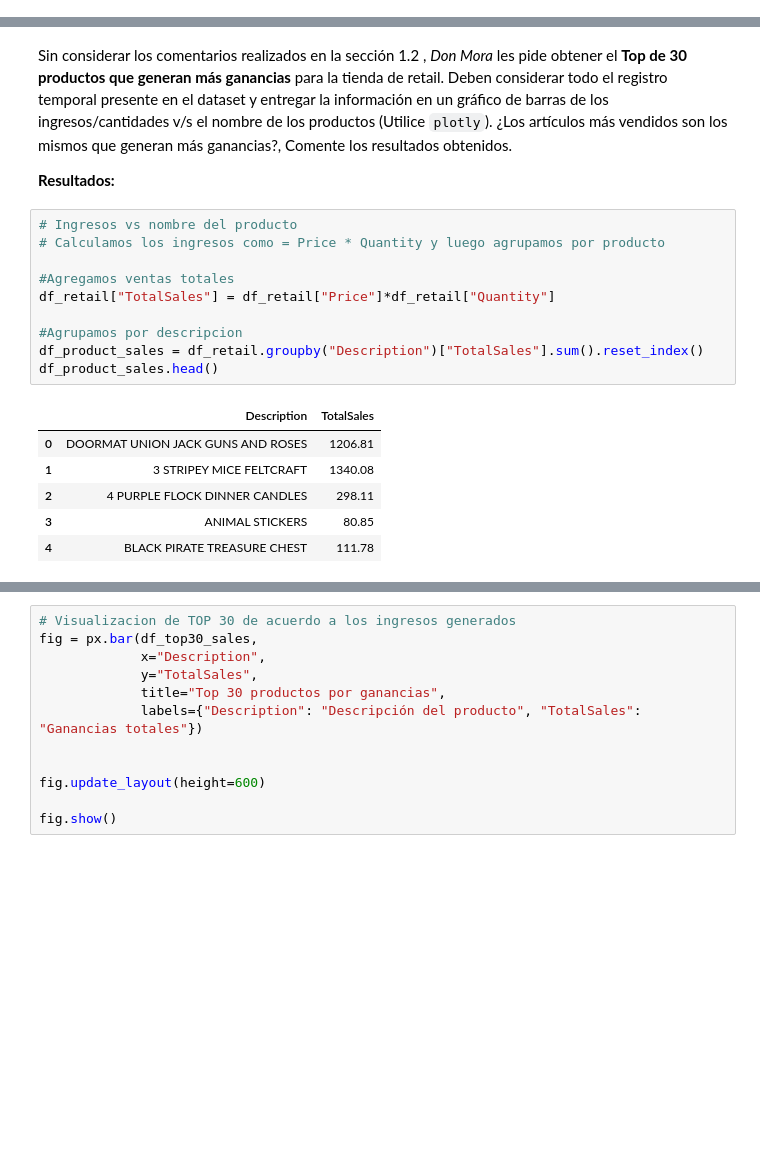
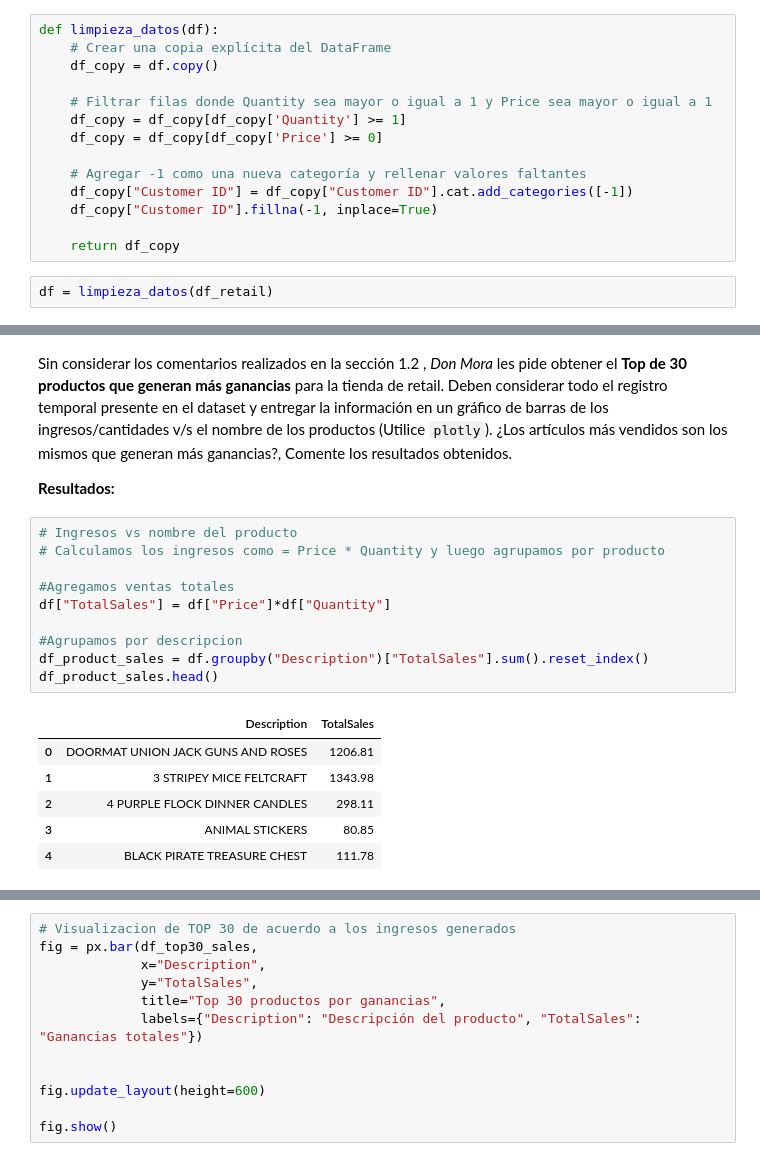
Before and after one commit to quilo98/Labs_MDS, a Jupyter notebook: Lab6/Lab6.ipynb, the cells around one changed output, grey strips where cells are left out. Cells and saved outputs as stored; diff of their text form; blank space fills up the shorter version.

```diff
--- a/Lab6/Lab6.ipynb
+++ b/Lab6/Lab6.ipynb
@@ -442,0 +440,16 @@ Código Aquí
+# %%
+def limpieza_datos(df):
+    # Crear una copia explícita del DataFrame
+    df_copy = df.copy()
+
+    # Filtrar filas donde Quantity sea mayor o igual a 1 y Price sea mayor o igual a 1
+    df_copy = df_copy[df_copy['Quantity'] >= 1]
+    df_copy = df_copy[df_copy['Price'] >= 0]
+
+    # Agregar -1 como una nueva categoría y rellenar valores faltantes
+    df_copy["Customer ID"] = df_copy["Customer ID"].cat.add_categories([-1])
+    df_copy["Customer ID"].fillna(-1, inplace=True)
+
+    return df_copy
+# %%
+df = limpieza_datos(df_retail)
@@ -545,17 +533,17 @@ Sin considerar los comentarios realizados en la sección 1.2 , *Don Mora* les pi
 # %%
 # Ingresos vs nombre del producto
 # Calculamos los ingresos como = Price * Quantity y luego agrupamos por producto
 
 #Agregamos ventas totales
-df_retail["TotalSales"] = df_retail["Price"]*df_retail["Quantity"]
+df["TotalSales"] = df["Price"]*df["Quantity"]
 
 #Agrupamos por descripcion
-df_product_sales = df_retail.groupby("Description")["TotalSales"].sum().reset_index()
+df_product_sales = df.groupby("Description")["TotalSales"].sum().reset_index()
 df_product_sales.head()
 # %% [output]
 |  | Description | TotalSales |
 | 0 | DOORMAT UNION JACK GUNS AND ROSES | 1206.81 |
-| 1 | 3 STRIPEY MICE FELTCRAFT | 1340.08 |
+| 1 | 3 STRIPEY MICE FELTCRAFT | 1343.98 |
 | 2 | 4 PURPLE FLOCK DINNER CANDLES | 298.11 |
 | 3 | ANIMAL STICKERS | 80.85 |
 | 4 | BLACK PIRATE TREASURE CHEST | 111.78 |
```
Also changed, not shown: parts of 20 cells of this notebook.
